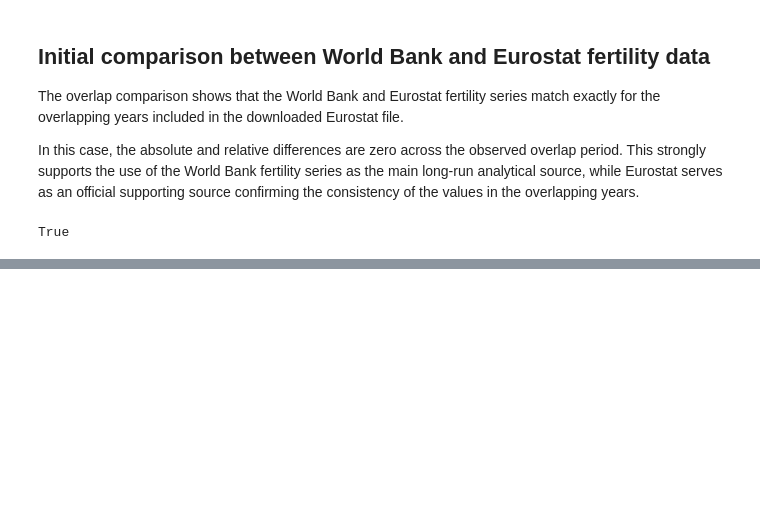
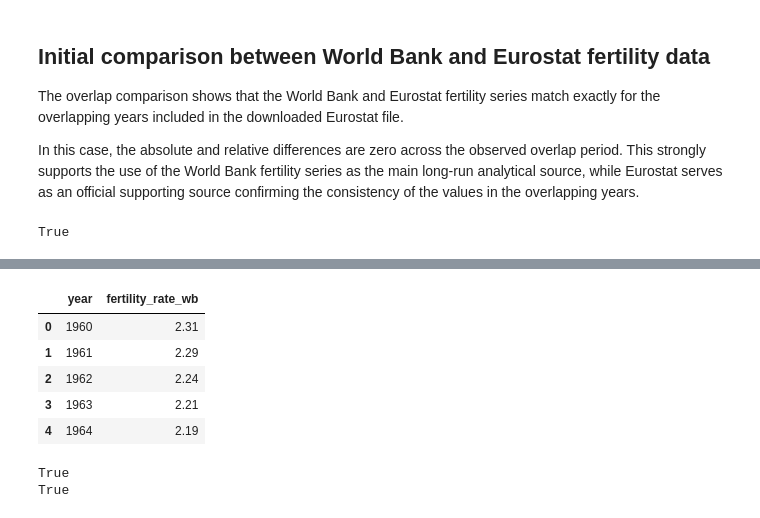
Before and after one commit to AleksM654/bulgaria-before-after-1989, a Jupyter notebook: notebooks/01_data_inspection_and_cleaning.ipynb, the cells around one changed output, grey strips where cells are left out. Saved outputs shown, nothing was run; the diff lists cells and outputs as text; code cells hidden in the pictures; blank space fills up the shorter version.

```diff
--- a/notebooks/01_data_inspection_and_cleaning.ipynb
+++ b/notebooks/01_data_inspection_and_cleaning.ipynb
@@ -1134,0 +1156,29 @@ True
+# %%
+# save the cleaned World Bank fertility series for reuse in the final analysis notebook
+
+wb_fertility = wb_transposed[["year", "fertility_rate"]].copy()
+wb_fertility = wb_fertility.rename(
+    columns={"fertility_rate": "fertility_rate_wb"}
+)
+
+wb_fertility.to_csv(
+    "data/processed/wb_fertility_clean.csv",
+    index=False
+)
+
+wb_fertility.head()
+# %% [output]
+|  | year | fertility_rate_wb |
+| 0 | 1960 | 2.31 |
+| 1 | 1961 | 2.29 |
+| 2 | 1962 | 2.24 |
+| 3 | 1963 | 2.21 |
+| 4 | 1964 | 2.19 |
+# %%
+# confirm that the cleaned World Bank infant mortality and fertility files were saved successfully
+
+print(Path("data/processed/wb_infant_mortality_clean.csv").exists())
+print(Path("data/processed/wb_fertility_clean.csv").exists())
+# %% [output]
+True
+True
```
Also changed, not shown: parts of 1 cell of this notebook, 3 other files.
